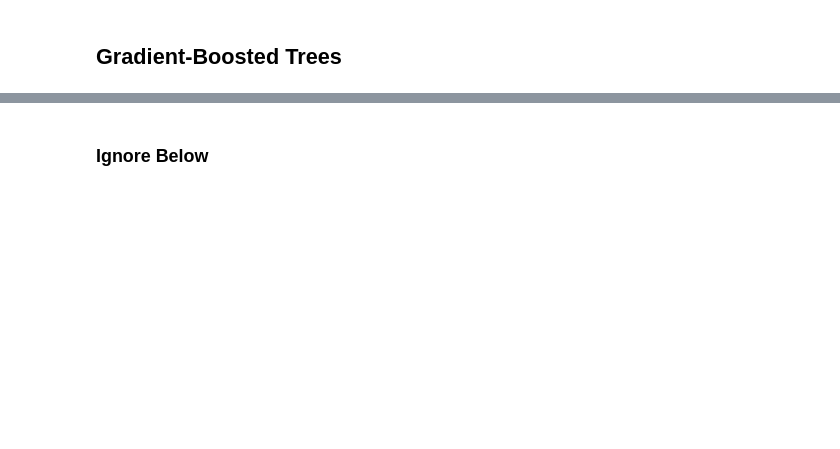
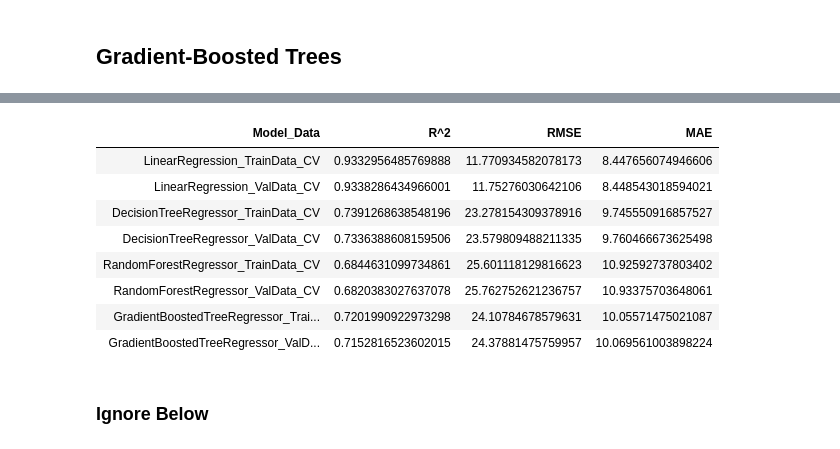
Before and after one commit to jayeshparikh/w261-project, a Jupyter notebook: AirlineDelaysWeather_WIP.ipynb, the cells around one changed output, grey strips where cells are left out. Drawn from its saved outputs; the diff is of its cells as text; code cells hidden in the pictures; blank space fills up the shorter version.

```diff
--- a/AirlineDelaysWeather_WIP.ipynb
+++ b/AirlineDelaysWeather_WIP.ipynb
@@ -510,3 +641,15 @@ display(regression_metrics_df)
+# %%
+display(regression_metrics_df)
+# %% [output]
+| Model_Data | R^2 | RMSE | MAE |
+| LinearRegression_TrainData_CV | 0.9332956485769888 | 11.770934582078173 | 8.447656074946606 |
+| LinearRegression_ValData_CV | 0.9338286434966001 | 11.75276030642106 | 8.448543018594021 |
+| DecisionTreeRegressor_TrainData_CV | 0.7391268638548196 | 23.278154309378916 | 9.745550916857527 |
+| DecisionTreeRegressor_ValData_CV | 0.7336388608159506 | 23.579809488211335 | 9.760466673625498 |
+| RandomForestRegressor_TrainData_CV | 0.6844631099734861 | 25.601118129816623 | 10.92592737803402 |
+| RandomForestRegressor_ValData_CV | 0.6820383027637078 | 25.762752621236757 | 10.93375703648061 |
+| GradientBoostedTreeRegressor_Trai... | 0.7201990922973298 | 24.10784678579631 | 10.05571475021087 |
+| GradientBoostedTreeRegressor_ValD... | 0.7152816523602015 | 24.37881475759957 | 10.069561003898224 |
 # %% [markdown]
 ### Ignore Below
 # %%
```
Also changed, not shown: parts of 46 cells of this notebook.
